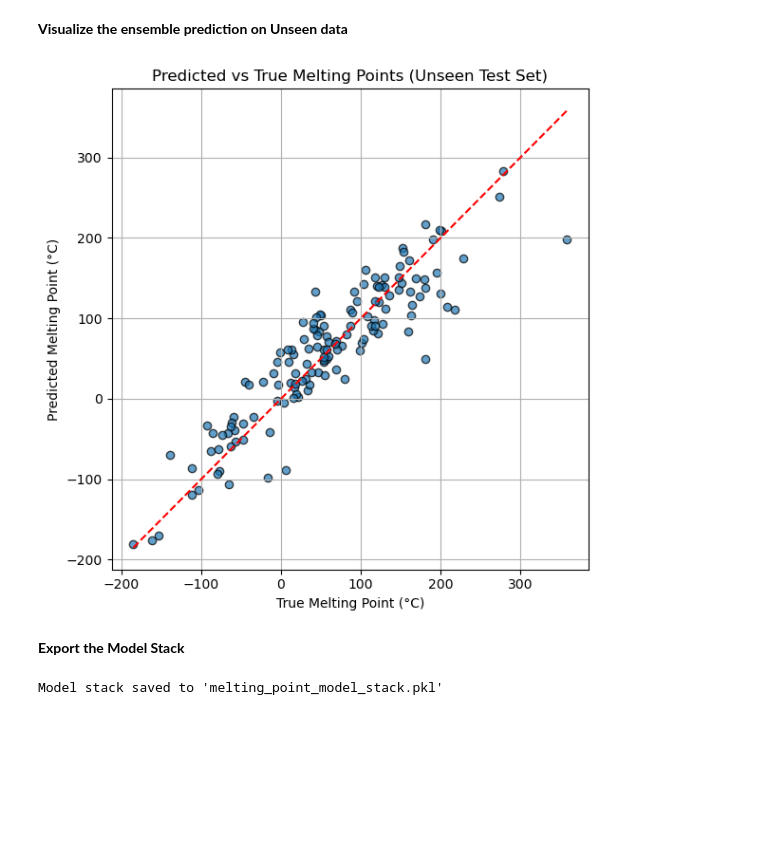
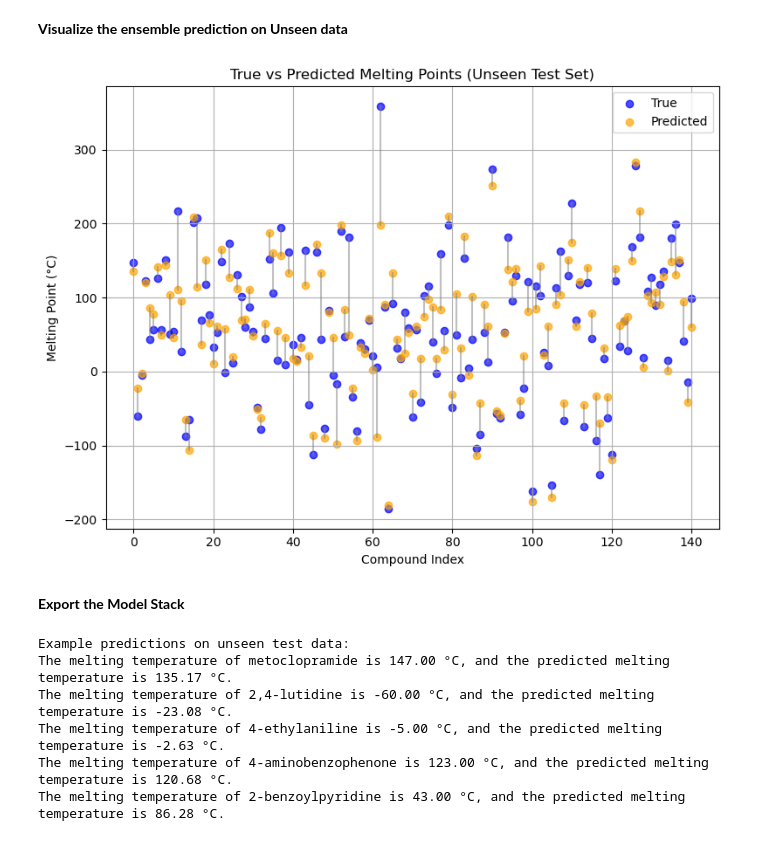
Before and after one commit to submerged-in-matrix/materials-ml-projects-, a Jupyter notebook: Projects/P_4_MP_Pred_2_Lvl_Ensemble/P_4_MP_Pred_2_Lvl_Ensemble.ipynb, the cells around one changed output. Cells and saved outputs as stored; diff of their text form; code cells hidden in the pictures; blank space fills up the shorter version.

Commit message:
'Final model done!'

```diff
--- a/Projects/P_4_MP_Pred_2_Lvl_Ensemble/P_4_MP_Pred_2_Lvl_Ensemble.ipynb
+++ b/Projects/P_4_MP_Pred_2_Lvl_Ensemble/P_4_MP_Pred_2_Lvl_Ensemble.ipynb
@@ -1452,32 +1458,57 @@ Unseen R²: 0.83
 # %%
 import matplotlib.pyplot as plt
 
-plt.figure(figsize=(6, 6))
-plt.scatter(y_unseen, final_pred_unseen, alpha=0.7, edgecolors='k')
-plt.plot([y_unseen.min(), y_unseen.max()], [y_unseen.min(), y_unseen.max()], 'r--')
-plt.xlabel('True Melting Point (°C)')
-plt.ylabel('Predicted Melting Point (°C)')
-plt.title('Predicted vs True Melting Points (Unseen Test Set)')
+plt.figure(figsize=(8, 6))
+
+# Plot true vs predicted for each sample
+for i in range(len(y_unseen)):
+    # draw a line between true and predicted values
+    plt.plot([i, i], [y_unseen.iloc[i], final_pred_unseen[i]], color='gray', linestyle='-', alpha=0.5)
+
+# scatter true values
+plt.scatter(range(len(y_unseen)), y_unseen, color='blue', label='True', alpha=0.7)
+
+# scatter predicted values
+plt.scatter(range(len(y_unseen)), final_pred_unseen, color='orange', label='Predicted', alpha=0.7)
+
+plt.xlabel('Compound Index')
+plt.ylabel('Melting Point (°C)')
+plt.title('True vs Predicted Melting Points (Unseen Test Set)')
+plt.legend()
 plt.grid(True)
 plt.tight_layout()
 plt.show()
 # %% [output]
-[figure, old version]
+[figure, new version]
 # %% [markdown]
 **Export the Model Stack**
 # %%
-import joblib
+# import joblib
 
-# Bundle everything into a dictionary
-model_stack_unseen = {
-    'base_models': base_models_final_unseen,   # list of (model, feat_idx)
-    'stacker': gb_stack_unseen,
-    'custom_order': custom_order_unseen,
-    'features': X_train_scaled.columns         # store feature names just in case
-}
+# # Bundle everything into a dictionary
+# model_stack_unseen = {
+#     'base_models': base_models_final_unseen,   # list of (model, feat_idx)
+#     'stacker': gb_stack_unseen,
+#     'custom_order': custom_order_unseen,
+#     'features': X_train_scaled.columns         # store feature names just in case
+# }
 
-# Save to disk
-joblib.dump(model_stack_unseen, 'melting_point_model_stack.pkl')
-print("Model stack saved to 'melting_point_model_stack.pkl'")
+# # Save to disk
+# joblib.dump(model_stack_unseen, 'melting_point_model_stack.pkl')
+# print("Model stack saved to 'melting_point_model_stack.pkl'")
-# %% [output]
-Model stack saved to 'melting_point_model_stack.pkl'
+# %%
+# Show predictions for the first 5 unseen compounds
+true_vals = y_unseen.iloc[:5].values
+pred_vals = final_pred_unseen[:5]
+names = compound_unseen.iloc[:5]
+
+print("\nExample predictions on unseen test data:")
+for name, true_val, pred_val in zip(names, true_vals, pred_vals):
+    print(f"The melting temperature of {name} is {true_val:.2f} °C, and the predicted melting temperature is {pred_val:.2f} °C.")
+# %% [output]
+Example predictions on unseen test data:
+The melting temperature of metoclopramide is 147.00 °C, and the predicted melting temperature is 135.17 °C.
+The melting temperature of 2,4-lutidine is -60.00 °C, and the predicted melting temperature is -23.08 °C.
+The melting temperature of 4-ethylaniline is -5.00 °C, and the predicted melting temperature is -2.63 °C.
+The melting temperature of 4-aminobenzophenone is 123.00 °C, and the predicted melting temperature is 120.68 °C.
+The melting temperature of 2-benzoylpyridine is 43.00 °C, and the predicted melting temperature is 86.28 °C.
```
Also changed, not shown: parts of 2 cells of this notebook.
